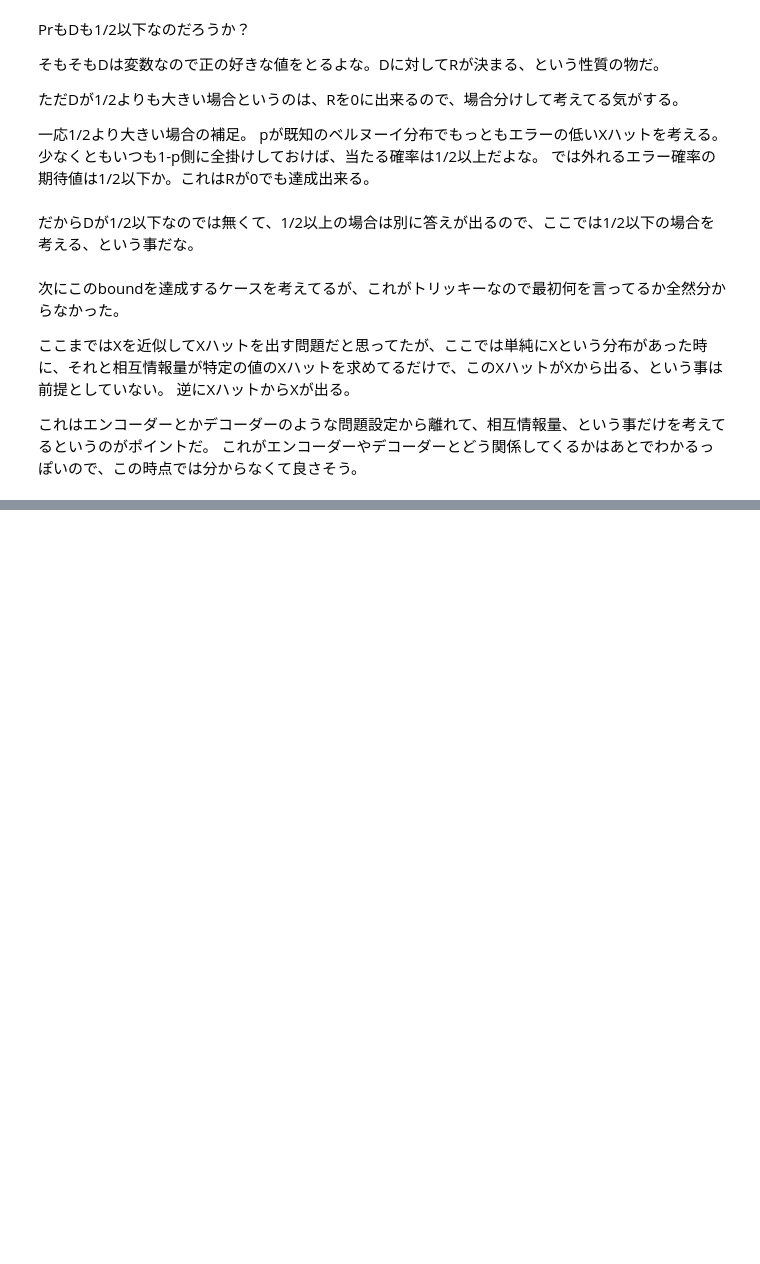
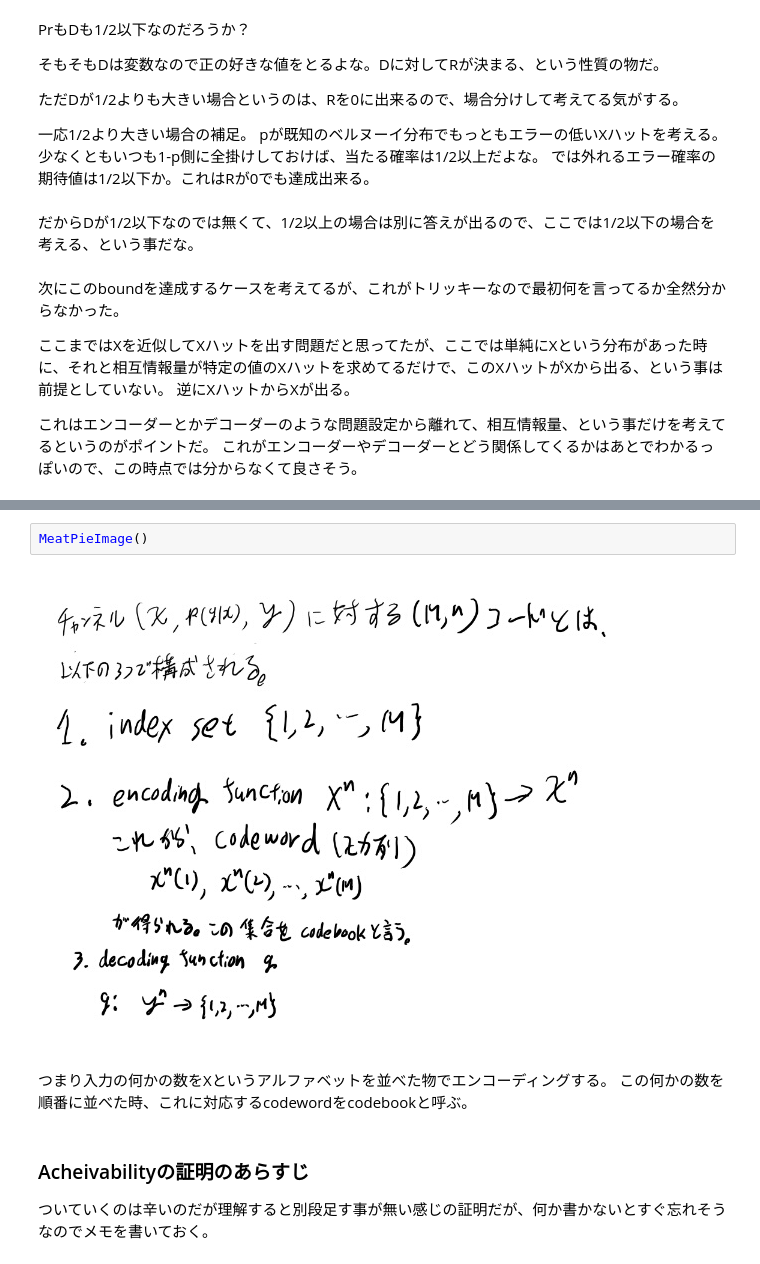
Before and after one commit to karino2/karino2.github.io, a Jupyter notebook: ipynb/2019-03-07-114649.ipynb, the cells around one changed output, grey strips where cells are left out. Saved outputs shown, nothing was run; the diff lists cells and outputs as text; blank space fills up the shorter version.

```diff
--- a/ipynb/2019-03-07-114649.ipynb
+++ b/ipynb/2019-03-07-114649.ipynb
@@ -143,0 +179,11 @@ Xがあった時にどうXハットを求めるかはこの例では全然分か
+# %%
+MeatPieImage()
+# %% [output]
+[figure, added]
+# %% [markdown]
+つまり入力の何かの数をXというアルファベットを並べた物でエンコーディングする。
+この何かの数を順番に並べた時、これに対応するcodewordをcodebookと呼ぶ。
+# %% [markdown]
+### Acheivabilityの証明のあらすじ
+
+ついていくのは辛いのだが理解すると別段足す事が無い感じの証明だが、何か書かないとすぐ忘れそうなのでメモを書いておく。
```
Also changed, not shown: parts of 12 cells of this notebook.
